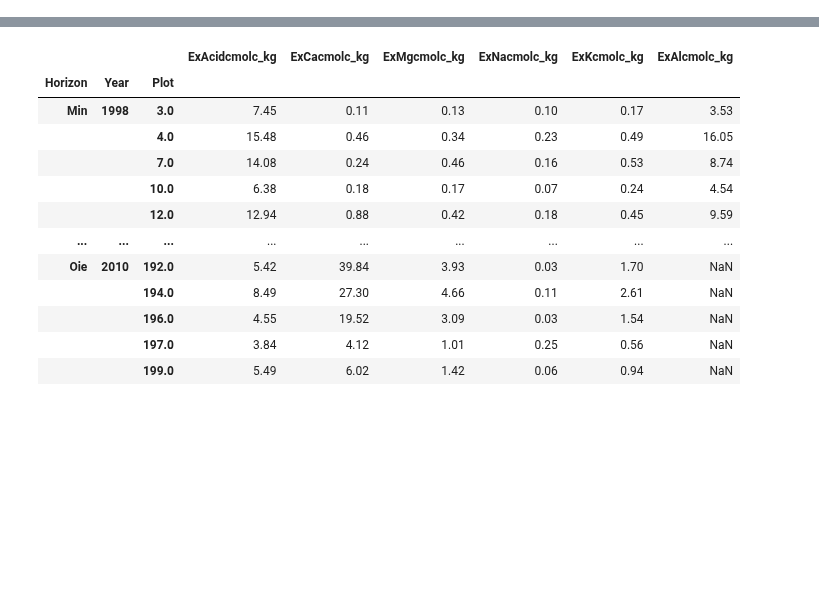
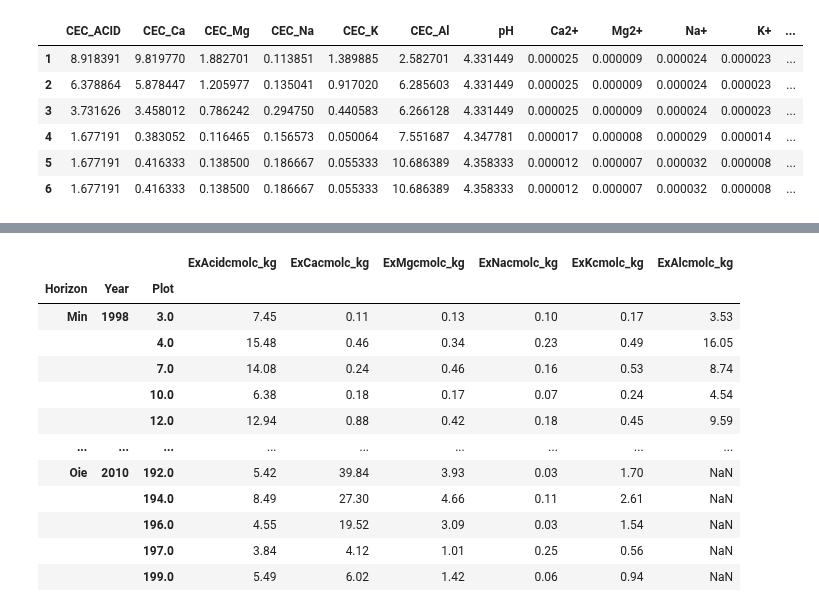
Before and after one commit to ypwong22/erw_scripts, a Jupyter notebook: plot_lysmeter.ipynb, the cells around one changed output, grey strips where cells are left out. Cells and saved outputs as stored; diff of their text form; code cells hidden in the pictures; blank space fills up the shorter version.

```diff
--- a/plot_lysmeter.ipynb
+++ b/plot_lysmeter.ipynb
@@ -15,0 +143,12 @@ data['pH'].plot()
+# %%
+# Convert from soil horizon to ELM soil layers
+# Assume O = A = E
+elm_sol = pd.DataFrame(np.nan, index = range(1, 7), columns = data_mean.columns)
+elm_sol.loc[1, :] = data_mean.loc['Oae', :].values
+elm_sol.loc[2, :] = data_mean.loc['Oae', :].values
+elm_sol.loc[3, :] = data_mean.loc['Oae', :].values
+elm_sol.loc[4, :] = (data_mean.loc['Oae', :].values * 0.0294 + \
+                     data_mean.loc['Bhs', :].values * 0.0455) / 0.0749
+elm_sol.loc[5, :] = data_mean.loc['Bhs', :].values
+elm_sol.loc[6, :] = data_mean.loc['Bhs', :].values
+elm_sol
@@ -15,0 +241,14 @@ data['pH'].plot()
+# %%
+# Convert from soil horizon to ELM soil layers
+elm_om = pd.Series(np.nan, index = range(1, 7))
+elm_om.loc[1] = combined_chem.loc['Oie']
+elm_om.loc[2] = (combined_chem.loc['Oie'] * 0.0075 + \
+    combined_chem.loc['Oa'] * 0.0201) / 0.0276
+elm_om.loc[3] = (combined_chem.loc['Oa'] * 0.0249 + \
+    combined_chem.loc['A'] * 0.015 + \
+    combined_chem.loc['E'] * 0.0056) / 0.0455
+elm_om.loc[4] = (combined_chem.loc['E'] * 0.0294 + \
+    combined_chem.loc['Bhs'] * 0.0455) / 0.0749
+elm_om.loc[5] = combined_chem.loc['Bhs']
+elm_om.loc[6] = combined_chem.loc['Bhs']
+elm_om
@@ -15,0 +263,17 @@ data['pH'].plot()
+# %%
+# Put all the ELM inputs together
+elm_input = pd.concat([
+    elm_cec, elm_sol, elm_om.to_frame('OM')
+], axis = 1)
+elm_input['CEC_TOT'] = elm_input[['CEC_ACID', 'CEC_Ca', 'CEC_Mg', 'CEC_Na', 'CEC_K',
+                                  'CEC_Al']].sum(axis = 1).values
+elm_input.to_csv(os.path.join(os.environ['PROJDIR'], 'ERW_LDRD', 'results', 'HBR_elm_input.csv'))
+elm_input
+# %% [output]
+|  | CEC_ACID | CEC_Ca | CEC_Mg | CEC_Na | CEC_K | CEC_Al | pH | Ca2+ | Mg2+ | Na+ | K+ | ... |
+| 1 | 8.918391 | 9.819770 | 1.882701 | 0.113851 | 1.389885 | 2.582701 | 4.331449 | 0.000025 | 0.000009 | 0.000024 | 0.000023 | ... |
+| 2 | 6.378864 | 5.878447 | 1.205977 | 0.135041 | 0.917020 | 6.285603 | 4.331449 | 0.000025 | 0.000009 | 0.000024 | 0.000023 | ... |
+| 3 | 3.731626 | 3.458012 | 0.786242 | 0.294750 | 0.440583 | 6.266128 | 4.331449 | 0.000025 | 0.000009 | 0.000024 | 0.000023 | ... |
+| 4 | 1.677191 | 0.383052 | 0.116465 | 0.156573 | 0.050064 | 7.551687 | 4.347781 | 0.000017 | 0.000008 | 0.000029 | 0.000014 | ... |
+| 5 | 1.677191 | 0.416333 | 0.138500 | 0.186667 | 0.055333 | 10.686389 | 4.358333 | 0.000012 | 0.000007 | 0.000032 | 0.000008 | ... |
+| 6 | 1.677191 | 0.416333 | 0.138500 | 0.186667 | 0.055333 | 10.686389 | 4.358333 | 0.000012 | 0.000007 | 0.000032 | 0.000008 | ... |
```
Also changed, not shown: parts of 19 cells of this notebook, 3 other files.
